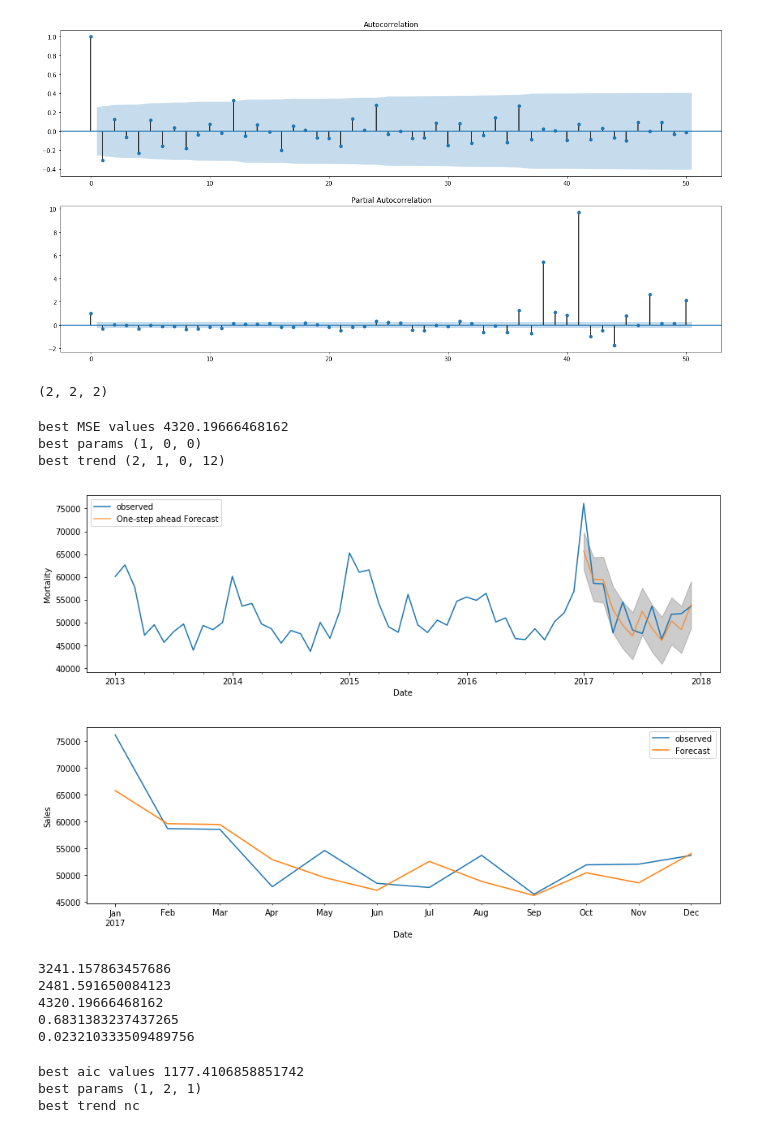
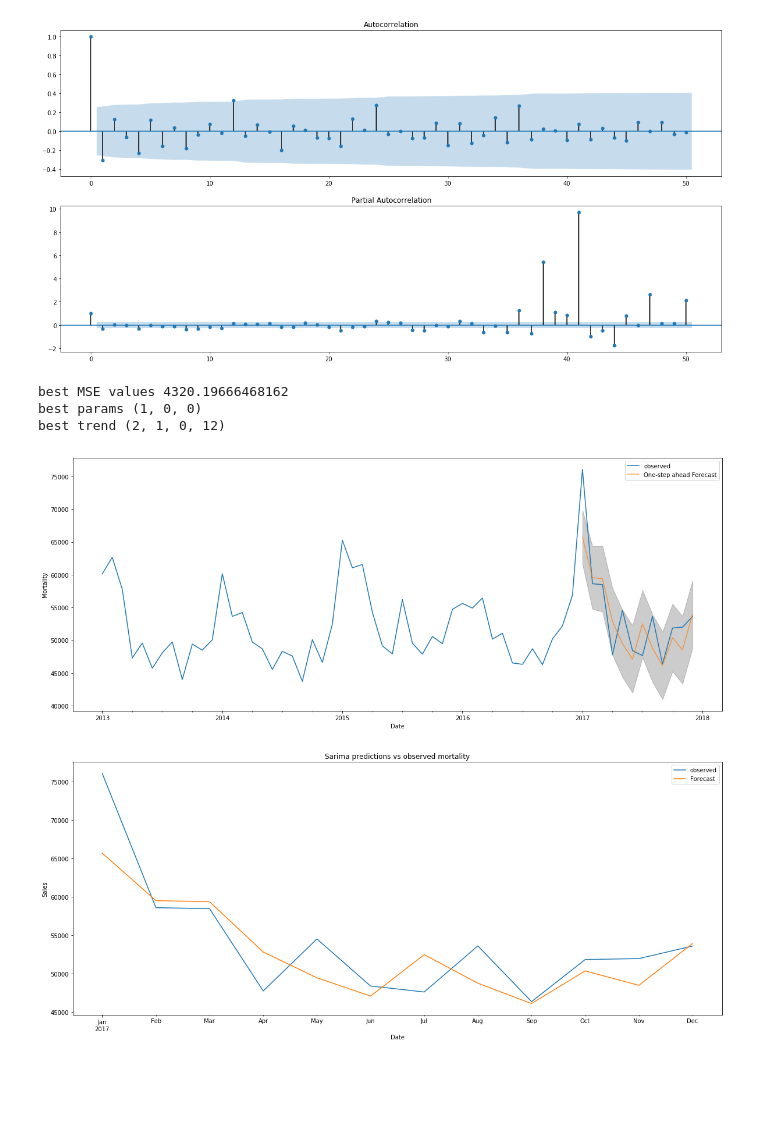
Before and after one commit to janrth/covid19_mortality, a Jupyter notebook: cvd19_mortality.ipynb, the cells around one changed output. Saved outputs shown, nothing was run; the diff lists cells and outputs as text; code cells hidden in the pictures; blank space fills up the shorter version.

Commit message:
clean sarima tuning

```diff
--- a/cvd19_mortality.ipynb
+++ b/cvd19_mortality.ipynb
@@ -258,8 +212,4 @@ test = series_time.iloc[len(series_time)-12:]
 
 start = 48
 end = 60
-# %%
-v
-# %% [output]
-(2, 2, 2)
 # %%
@@ -312,40 +263,37 @@ model = sm.tsa.statespace.SARIMAX(train,
                                     enforce_invertibility = False)
 results = model.fit()
 # %%
+#Plot one-step ahead forecast vs actuals for Italy for 2018:
 pred = results.get_prediction(start = start, end = end-1, dynamic=False)
 pred_ci = pred.conf_int()
 ax = series_time.Value[0:end].plot(label = 'observed')
-pred.predicted_mean.plot(label = 'One-step ahead Forecast', alpha = .7, figsize = (14, 4))
+pred.predicted_mean.plot(label = 'One-step ahead Forecast', alpha = .7, figsize = (20, 8))
 ax.fill_between(pred_ci.index,
                 pred_ci.iloc[:, 0],
                 pred_ci.iloc[:, 1], color='k', alpha=.2)
 ax.set_xlabel('Date')
 ax.set_ylabel('Mortality')
 plt.legend()
 plt.show()
 # %% [output]
-[figure, old version]
+[figure, new version]
 # %%
+#Plot full range of predictions:
 pred_uc = results.get_forecast(steps = 12)
 pred_ci = pred_uc.conf_int()
-ax = series_time.Value[start:end].plot(label='observed', figsize=(14, 4))
+ax = series_time.Value[start:end].plot(label='observed', figsize=(20,8))
 pred_uc.predicted_mean.plot(ax=ax, label='Forecast')
-
+ax.set_title('Sarima predictions vs observed mortality')
 ax.set_xlabel('Date')
 ax.set_ylabel('Sales')
 plt.legend()
 plt.show()
 # %% [output]
-[figure, old version]
+[figure, new version]
 # %%
-print(metrics.mean_absolute_error(test, pred_uc.predicted_mean))
-print(metrics.median_absolute_error(test, pred_uc.predicted_mean))
-print(np.sqrt(metrics.mean_squared_error(test, pred_uc.predicted_mean)))
-print(metrics.r2_score(test, pred_uc.predicted_mean))
-print(sum(test.Value) / sum(pred_uc.predicted_mean) - 1)
+#Return errors:
+sarima_mae =  metrics.mean_absolute_error(test, pred_uc.predicted_mean)
+sarima_median_ae = metrics.median_absolute_error(test, pred_uc.predicted_mean)
+sarima_mse = metrics.mean_squared_error(test, pred_uc.predicted_mean)
+sarima_sqrt_mse =  np.sqrt(metrics.mean_squared_error(test, pred_uc.predicted_mean))
+sarima_r2 = metrics.r2_score(test, pred_uc.predicted_mean)
-# %% [output]
-3241.157863457686
-2481.591650084123
-4320.19666468162
-0.6831383237437265
-0.023210333509489756
@@ -361,28 +299,0 @@ solver_value = ['lbfgs', 'bfgs', 'newton', 'nm', 'cg', 'ncg', 'powell']
-# %%
-bestAIC = np.inf
-bestParam = None
-bestTrend = None
-
-series_time.index  = pd.DatetimeIndex(series.year_month).to_period('M')
-
-for i,v in enumerate(pdq):
-            for z,u in enumerate(trend_value):
-                    try:
-                        model = ARIMA(series_time.Value, order = v)
-                        model_fit = model.fit(disp = False,
-                                              transparams = False,
-                                              trend = u)
-
-                        if  model_fit.aic < bestAIC:
-                            bestAIC = model_fit.aic
-                            bestParam = v
-                            bestTrend = u
-                    except:
-                            continue
-print('best aic values {}'.format(bestAIC))
-print('best params {}'.format(bestParam))
-print('best trend {}'.format(bestTrend))
-# %% [output]
-best aic values 1177.4106858851742
-best params (1, 2, 1)
-best trend nc
```
Also changed, not shown: parts of 34 cells of this notebook.
